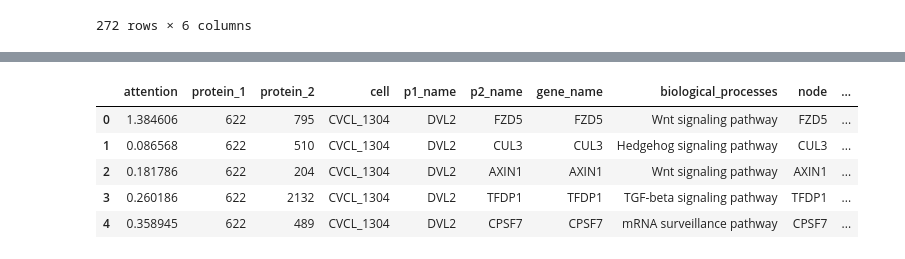
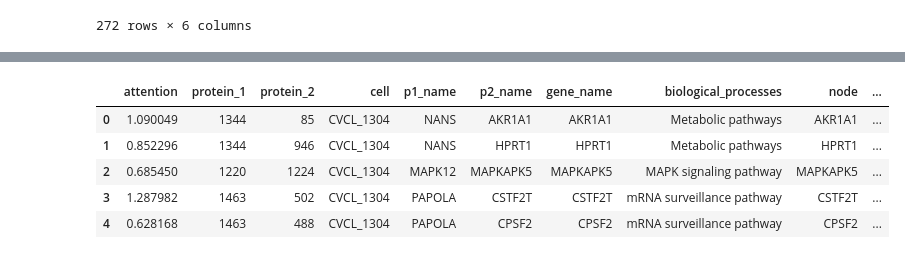
Before and after one commit to HRZZ-AIGEN/PPI-MAN-EXP, a Jupyter notebook: EXPL.ipynb, the cells around one changed output, grey strips where cells are left out. Cells and saved outputs as stored; diff of their text form; code cells hidden in the pictures.

```diff
--- a/EXPL.ipynb
+++ b/EXPL.ipynb
@@ -35,6 +35,7 @@ device = 'cpu'
 gat = GAT(dim_in=5).to(device)
 project_dir = Path('/workspace')
 processed_dir = project_dir / 'data/processed/'
+raw_dir = project_dir / 'data/raw/'
 ppi = PPIGraphsDRP(project_dir)
 # %%
 class DatasetTest(torch.utils.data.Dataset):
@@ -165,9 +164,9 @@ def ni_to_df(att_df, cells, device):
     att_importance_nodes = att_df[['protein_1', 'p1_name', 'cell']].drop_duplicates().sort_values([ 'cell','protein_1'], ascending=[True, True])
     att_importance_nodes['node_importance'] = ni
     # att_importance_nodes.to_csv(processed_dir / 'NCI60DRPApr_random/att_importance_nodes.csv')
-importance_nodes = pd.read_csv(processed_dir /
+node_importance = pd.read_csv(processed_dir /
     'NCI60DRPApr_random/att_importance_nodes.csv', index_col=0)
-importance_nodes.head()
+node_importance.head()
 # %% [output]
 |  | protein_1 | p1_name | cell | node_importance |
 | 394 | 0 | ABCA13 | CVCL_0004 | 0.000974 |
@@ -376,13 +362,0 @@ df.head()
-# %%
-# Convert dictionary to dataframe
-df = pd.DataFrame.from_dict(processes_1304)
-df = df.melt(var_name='gene_name', value_name='biological_processes')
-df = df.drop_duplicates(subset=['gene_name', 'biological_processes']
-                        ).reset_index(drop=True)
-
-df = df.dropna().reset_index(drop=True)
-# Retain rows with 'path' or 'signal' in the biological processes
-df = df[df['biological_processes'].str.contains('path|signal')
-        ].reset_index(drop=True)
-
-df.head()
@@ -396,43 +363,33 @@ df.head()
 # %%
-# Remove rows with only one entry in biological processes
-df = df.groupby('biological_processes').filter(lambda x: len(x) > 5
-                                               ).reset_index(drop=True)
-df.groupby('biological_processes')['gene_name'].count().sort_values(ascending=False)
-df = df.drop_duplicates(subset='gene_name')
-df = df.sort_values(by='biological_processes').reset_index(drop=True)
-
-nod_cvcl_1304 = importance_nodes[importance_nodes['cell'] == 'CVCL_1304']
-nod_cvcl_1304 = nod_cvcl_1304[['p1_name', 'node_importance']]
-nod_cvcl_1304 = nod_cvcl_1304.rename(columns={'p1_name': 'node'})
-
-#df = df.merge(nod_cvcl_1304, left_on='gene_name', right_on='node', how='left').dropna().reset_index(drop=True)
-#df = df.sort_values(by='biological_processes', ascending=False)
-
 # Write function to prepare cell line data
-def prepare_cell_line_data(df, cell_line, node_importance):
+def prepare_cell_line_data(df, att_df, cell_line, node_importance):
+    nod_cvcl = node_importance[node_importance['cell'] == cell_line]
+    nod_cvcl = nod_cvcl[['p1_name', 'node_importance']]
+    nod_cvcl = nod_cvcl.rename(columns={'p1_name': 'node'})
+    cell_line = att_df[att_df['cell'] == cell_line]
     data = cell_line[(cell_line['p2_name'].isin(df['gene_name'])) &
                     (cell_line['p1_name'].isin(df['gene_name']))
                     ].drop_duplicates().reset_index(drop=True)
 
     data = data.merge(df, left_on='p2_name', right_on='gene_name',
                       how='left').dropna().reset_index(drop=True)
 
-    data = data.merge(node_importance, left_on='p2_name', right_on='node',
+    data = data.merge(nod_cvcl, left_on='p2_name', right_on='node',
                       how='left')
 
     # Drop biological proceses with less than 2 genes
     data = data.groupby('biological_processes').filter(
         lambda x: len(x) > 1).reset_index(drop=True)
 
     return data
 
-data = prepare_cell_line_data(df, cvcl_1304, nod_cvcl_1304)
+data = prepare_cell_line_data(df, att_df, 'CVCL_1304', node_importance)
 data.drop_duplicates()
 data.head()
 # %% [output]
 |  | attention | protein_1 | protein_2 | cell | p1_name | p2_name | gene_name | biological_processes | node | ... |
-| 0 | 1.384606 | 622 | 795 | CVCL_1304 | DVL2 | FZD5 | FZD5 | Wnt signaling pathway | FZD5 | ... |
-| 1 | 0.086568 | 622 | 510 | CVCL_1304 | DVL2 | CUL3 | CUL3 | Hedgehog signaling pathway | CUL3 | ... |
-| 2 | 0.181786 | 622 | 204 | CVCL_1304 | DVL2 | AXIN1 | AXIN1 | Wnt signaling pathway | AXIN1 | ... |
-| 3 | 0.260186 | 622 | 2132 | CVCL_1304 | DVL2 | TFDP1 | TFDP1 | TGF-beta signaling pathway | TFDP1 | ... |
-| 4 | 0.358945 | 622 | 489 | CVCL_1304 | DVL2 | CPSF7 | CPSF7 | mRNA surveillance pathway | CPSF7 | ... |
+| 0 | 1.090049 | 1344 | 85 | CVCL_1304 | NANS | AKR1A1 | AKR1A1 | Metabolic pathways | AKR1A1 | ... |
+| 1 | 0.852296 | 1344 | 946 | CVCL_1304 | NANS | HPRT1 | HPRT1 | Metabolic pathways | HPRT1 | ... |
+| 2 | 0.685450 | 1220 | 1224 | CVCL_1304 | MAPK12 | MAPKAPK5 | MAPKAPK5 | MAPK signaling pathway | MAPKAPK5 | ... |
+| 3 | 1.287982 | 1463 | 502 | CVCL_1304 | PAPOLA | CSTF2T | CSTF2T | mRNA surveillance pathway | CSTF2T | ... |
+| 4 | 0.628168 | 1463 | 488 | CVCL_1304 | PAPOLA | CPSF2 | CPSF2 | mRNA surveillance pathway | CPSF2 | ... |
```
Also changed, not shown: parts of 32 cells of this notebook, 1 other file.
